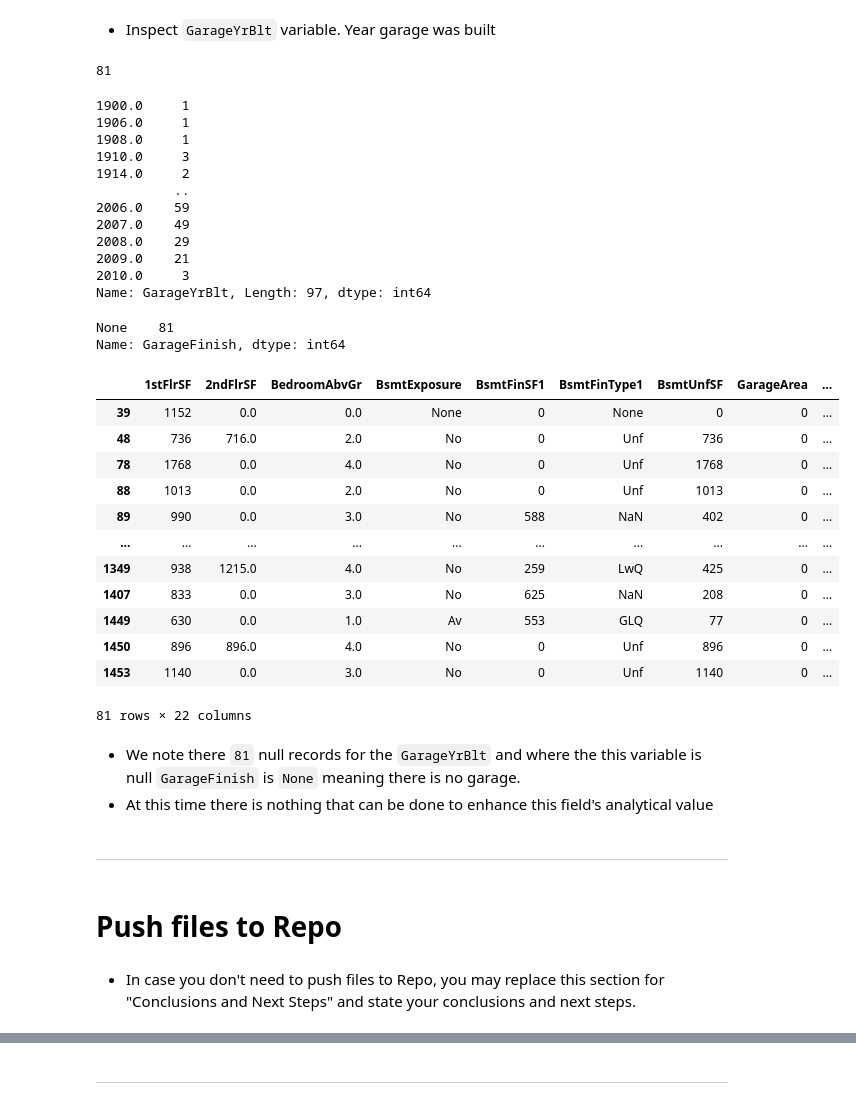
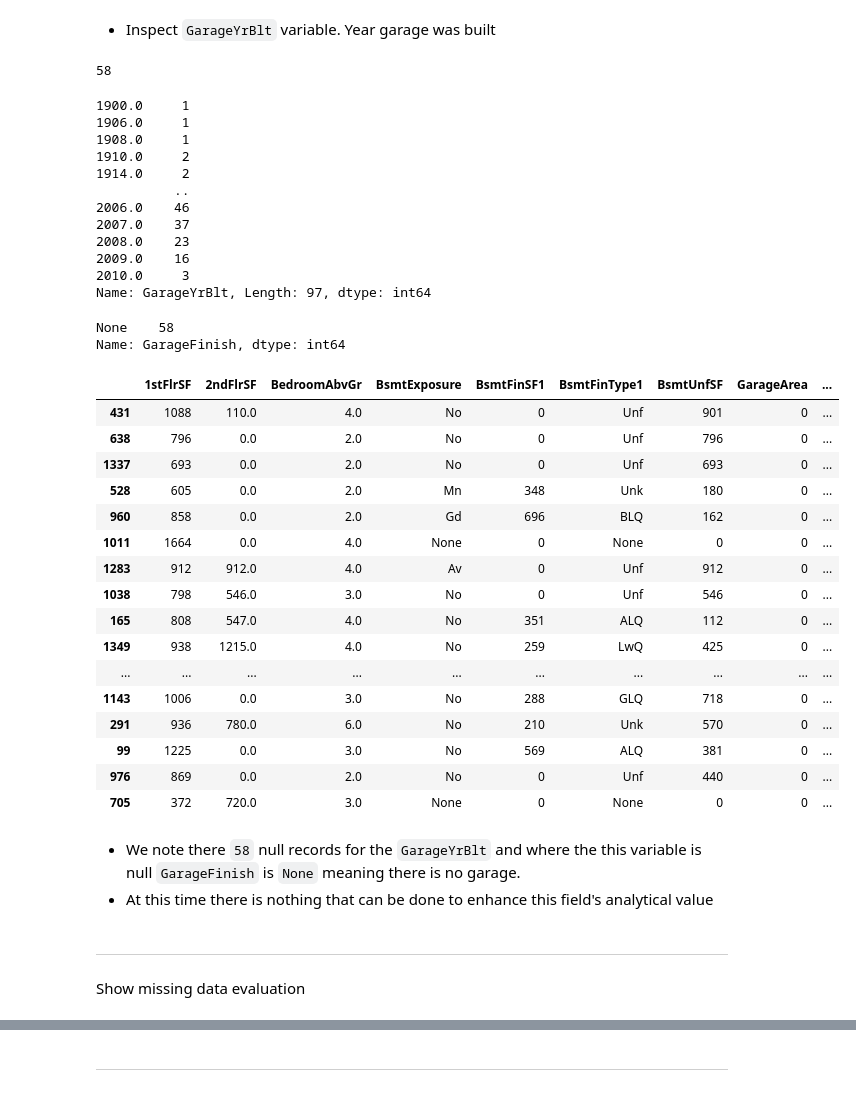
Before and after one commit to JPRodrigues-gh/housing-sales-price-prediction-dashboard, a Jupyter notebook: jupyter_notebooks/data_cleaning.ipynb, the cells around one changed output, grey strips where cells are left out. Drawn from its saved outputs; the diff is of its cells as text; code cells hidden in the pictures.

Commit message:
Add data_cleaning notebook

```diff
--- a/jupyter_notebooks/data_cleaning.ipynb
+++ b/jupyter_notebooks/data_cleaning.ipynb
@@ -398,4 +680,7 @@ Name: GarageArea, Length: 124, dtype: int64
 # %%
-query_condition = (df.GarageArea == 0) & (df['GarageFinish'].isnull())
-df['GarageFinish'] = np.where(query_condition, 'None', df['GarageFinish'])
+query_condition = (TrainSet.GarageArea == 0) & (TrainSet['GarageFinish'].isnull())
+TrainSet['GarageFinish'] = np.where(query_condition, 'None', TrainSet['GarageFinish'])
+# %%
+query_condition = (TestSet.GarageArea == 0) & (TestSet['GarageFinish'].isnull())
+TestSet['GarageFinish'] = np.where(query_condition, 'None', TestSet['GarageFinish'])
 # %%
@@ -414,6 +698,8 @@ pipeline
 Pipeline(steps=[('categorical_imputer',
                  CategoricalImputer(fill_value='Unf',
                                     variables=['GarageFinish']))])
-# %%
-df = pipeline.fit_transform(df)
+# %%
+pipeline.fit(TrainSet)
+
+TrainSet, TestSet = pipeline.transform(TrainSet) , pipeline.transform(TestSet)
 # %%
@@ -425,51 +713,53 @@ df['GarageFinish'].isna().sum()
 # %% [markdown]
 * Inspect `GarageYrBlt` variable. Year garage was built
 # %%
-df['GarageYrBlt'].isna().sum()
+TrainSet['GarageYrBlt'].isna().sum()
 # %% [output]
-81
+58
 # %%
-df['GarageYrBlt'].value_counts().sort_index()
+TrainSet['GarageYrBlt'].value_counts().sort_index()
 # %% [output]
 1900.0     1
 1906.0     1
 1908.0     1
-1910.0     3
+1910.0     2
 1914.0     2
           ..
-2006.0    59
-2007.0    49
-2008.0    29
-2009.0    21
+2006.0    46
+2007.0    37
+2008.0    23
+2009.0    16
 2010.0     3
 Name: GarageYrBlt, Length: 97, dtype: int64
 # %%
-df.loc[df.GarageYrBlt.isnull(),'GarageFinish'].value_counts()
+TrainSet.loc[TrainSet.GarageYrBlt.isnull(),'GarageFinish'].value_counts()
 # %% [output]
-None    81
+None    58
 Name: GarageFinish, dtype: int64
 # %%
-df[df.GarageFinish=='None']
+TrainSet[TrainSet.GarageFinish=='None']
 # %% [output]
 |  | 1stFlrSF | 2ndFlrSF | BedroomAbvGr | BsmtExposure | BsmtFinSF1 | BsmtFinType1 | BsmtUnfSF | GarageArea | ... |
-| 39 | 1152 | 0.0 | 0.0 | None | 0 | None | 0 | 0 | ... |
-| 48 | 736 | 716.0 | 2.0 | No | 0 | Unf | 736 | 0 | ... |
-| 78 | 1768 | 0.0 | 4.0 | No | 0 | Unf | 1768 | 0 | ... |
-| 88 | 1013 | 0.0 | 2.0 | No | 0 | Unf | 1013 | 0 | ... |
-| 89 | 990 | 0.0 | 3.0 | No | 588 | NaN | 402 | 0 | ... |
+| 431 | 1088 | 110.0 | 4.0 | No | 0 | Unf | 901 | 0 | ... |
+| 638 | 796 | 0.0 | 2.0 | No | 0 | Unf | 796 | 0 | ... |
+| 1337 | 693 | 0.0 | 2.0 | No | 0 | Unf | 693 | 0 | ... |
+| 528 | 605 | 0.0 | 2.0 | Mn | 348 | Unk | 180 | 0 | ... |
+| 960 | 858 | 0.0 | 2.0 | Gd | 696 | BLQ | 162 | 0 | ... |
+| 1011 | 1664 | 0.0 | 4.0 | None | 0 | None | 0 | 0 | ... |
+| 1283 | 912 | 912.0 | 4.0 | Av | 0 | Unf | 912 | 0 | ... |
+| 1038 | 798 | 546.0 | 3.0 | No | 0 | Unf | 546 | 0 | ... |
+| 165 | 808 | 547.0 | 4.0 | No | 351 | ALQ | 112 | 0 | ... |
+| 1349 | 938 | 1215.0 | 4.0 | No | 259 | LwQ | 425 | 0 | ... |
 | ... | ... | ... | ... | ... | ... | ... | ... | ... | ... |
-| 1349 | 938 | 1215.0 | 4.0 | No | 259 | LwQ | 425 | 0 | ... |
-| 1407 | 833 | 0.0 | 3.0 | No | 625 | NaN | 208 | 0 | ... |
-| 1449 | 630 | 0.0 | 1.0 | Av | 553 | GLQ | 77 | 0 | ... |
-| 1450 | 896 | 896.0 | 4.0 | No | 0 | Unf | 896 | 0 | ... |
-| 1453 | 1140 | 0.0 | 3.0 | No | 0 | Unf | 1140 | 0 | ... |
+| 1143 | 1006 | 0.0 | 3.0 | No | 288 | GLQ | 718 | 0 | ... |
+| 291 | 936 | 780.0 | 6.0 | No | 210 | Unk | 570 | 0 | ... |
+| 99 | 1225 | 0.0 | 3.0 | No | 569 | ALQ | 381 | 0 | ... |
+| 976 | 869 | 0.0 | 2.0 | No | 0 | Unf | 440 | 0 | ... |
+| 705 | 372 | 720.0 | 3.0 | None | 0 | None | 0 | 0 | ... |
-81 rows × 22 columns
 # %% [markdown]
-* We note there `81` null records for the `GarageYrBlt` and where the this variable is null `GarageFinish` is `None` meaning there is no garage.
+* We note there `58` null records for the `GarageYrBlt` and where the this variable is null `GarageFinish` is `None` meaning there is no garage.
 * At this time there is nothing that can be done to enhance this field's analytical value
 # %% [markdown]
 ---
-# %% [markdown]
-# Push files to Repo
-# %% [markdown]
-* In case you don't need to push files to Repo, you may replace this section for "Conclusions and Next Steps" and state your conclusions and next steps.
+# %% [markdown]
+Show missing data evaluation
```
Also changed, not shown: parts of 107 cells of this notebook, 4 other files.
